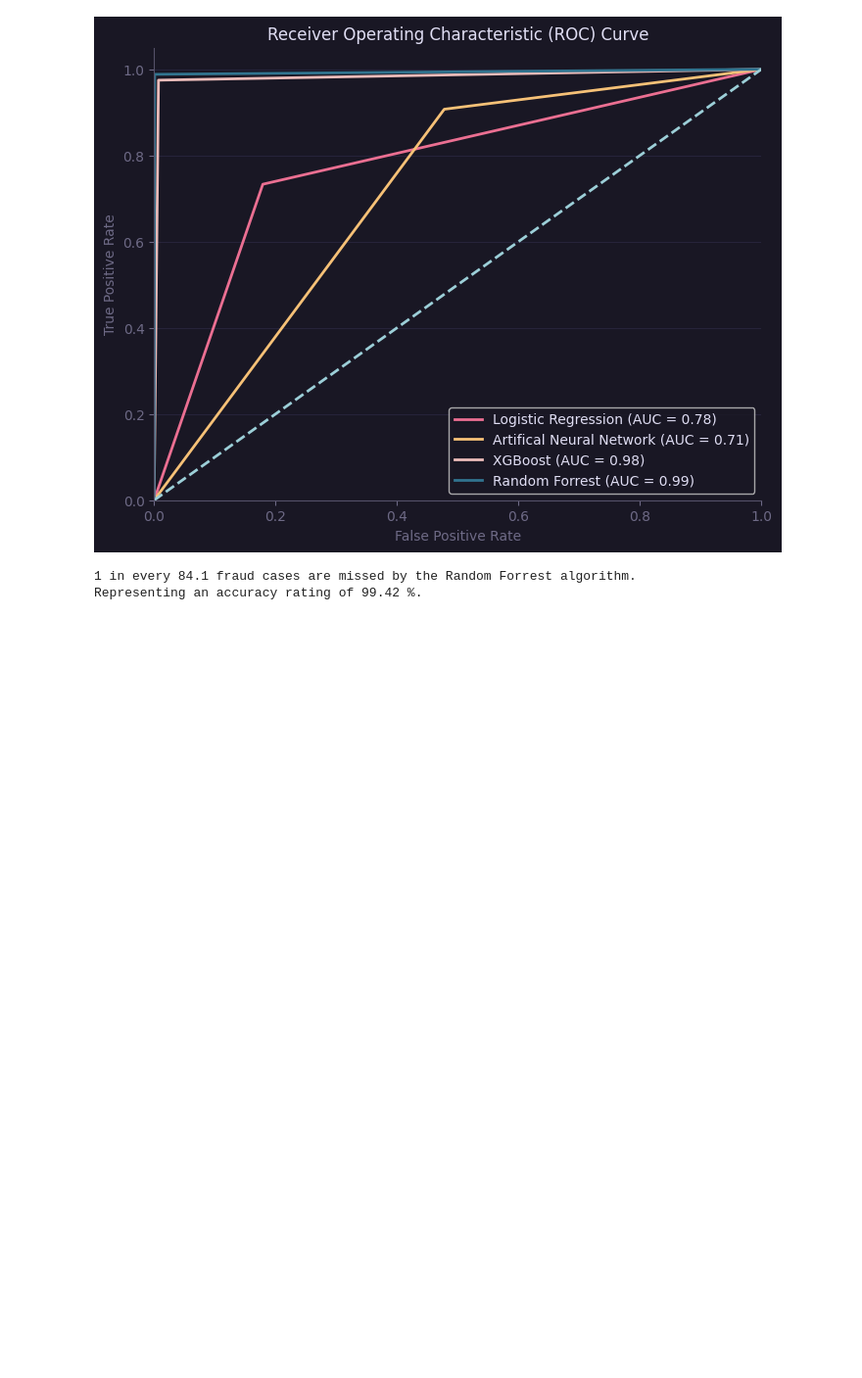
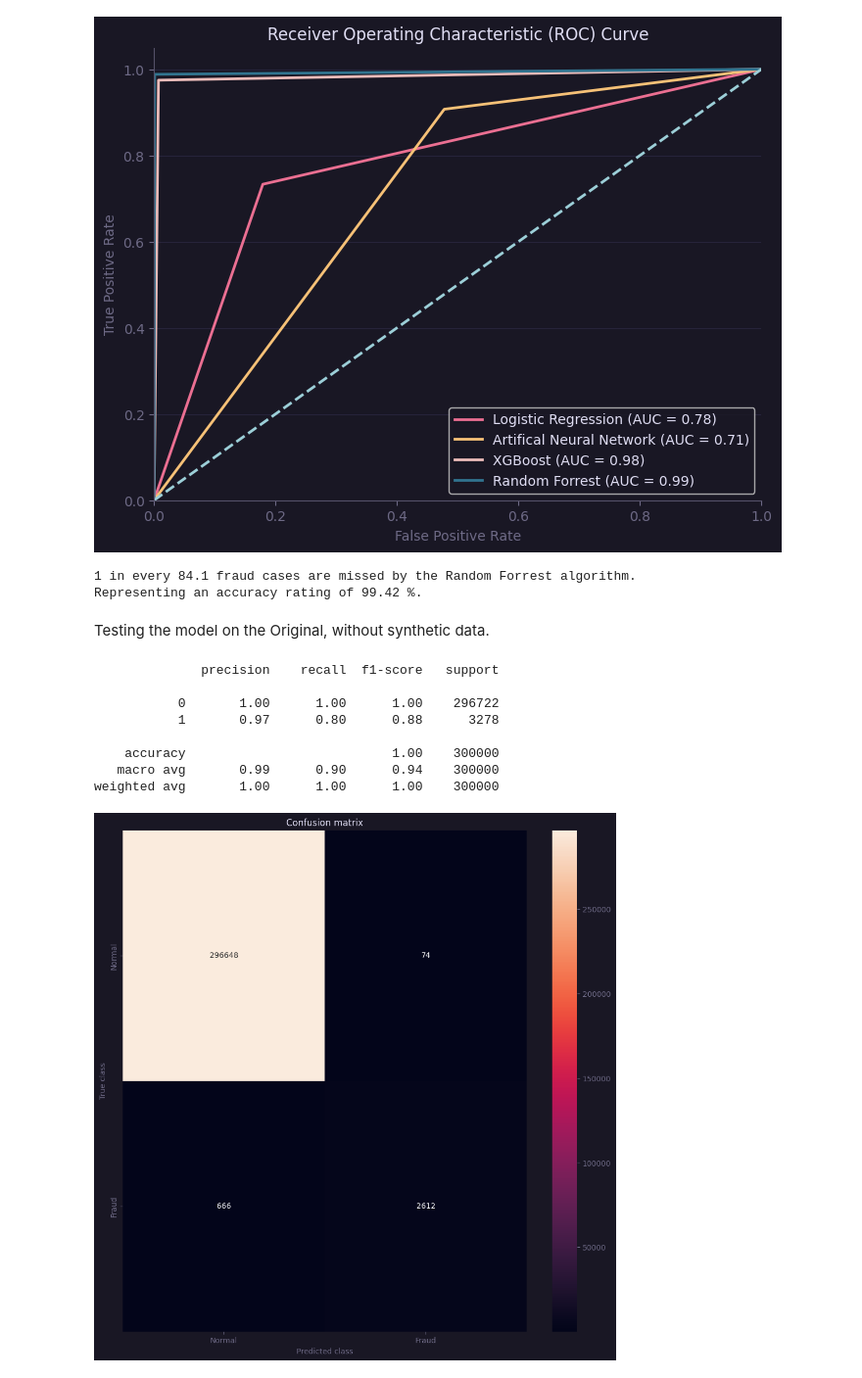
Before and after one commit to rcwylie/Fraudulent_payments, a Jupyter notebook: Full_Code.ipynb, the cells around one changed output. Shown at 98% size. Cells and saved outputs as stored; diff of their text form; code cells hidden in the pictures; blank space fills up the shorter version.

Commit message:
final preds

```diff
--- a/Full_Code.ipynb
+++ b/Full_Code.ipynb
@@ -1238,3 +1238,37 @@ print('Representing an accuracy rating of', round(accuracy*100,2),'%.')
 # %% [output]
 1 in every 84.1 fraud cases are missed by the Random Forrest algorithm.
 Representing an accuracy rating of 99.42 %.
+# %% [markdown]
+Testing the model on the Original, without synthetic data.
+# %%
+# Split the data into test and train datasets
+X_train_og, X_test_og, y_train_og, y_test_og = train_test_split(processed_data.drop('fraud_bool', axis=1),
+                                                    processed_data['fraud_bool'],
+                                                    test_size=0.3,
+                                                    random_state=0)
+# Calculate Predicitions
+rf_pred_og = rfc.predict(X_test_og[top_info_features])
+# %%
+# Print Report
+print(classification_report(y_test_og,rf_pred_og))
+
+# Print the confusion matrix
+LABELS = ['Normal', 'Fraud']
+conf_matrix = confusion_matrix(y_test_og, rf_pred_og)
+plt.figure(figsize=(12, 12))
+sns.heatmap(conf_matrix, xticklabels=LABELS,
+            yticklabels=LABELS, annot=True, fmt="d");
+plt.title("Confusion matrix")
+plt.ylabel('True class')
+plt.xlabel('Predicted class')
+plt.show()
+# %% [output]
+              precision    recall  f1-score   support
+
+           0       1.00      1.00      1.00    296722
+           1       0.97      0.80      0.88      3278
+
+    accuracy                           1.00    300000
+   macro avg       0.99      0.90      0.94    300000
+weighted avg       1.00      1.00      1.00    300000
+[figure, added]
```
Also changed, not shown: parts of 7 cells of this notebook, 1 other file.
